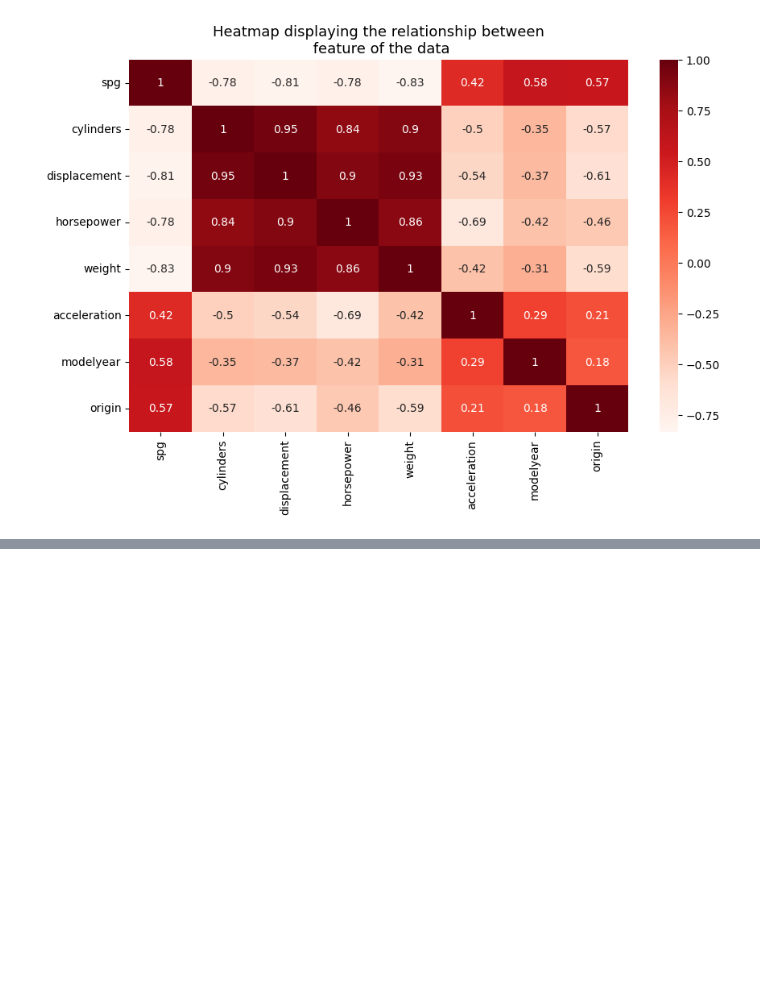
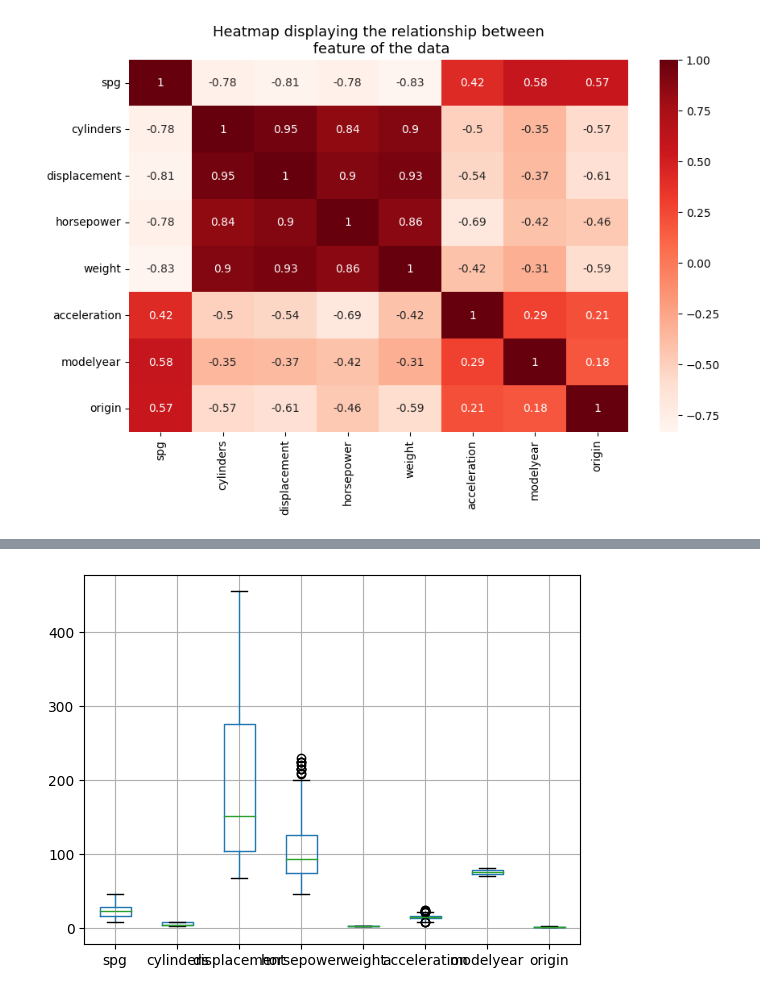
Before and after one commit to Arihant-Vyavhare/GfG_ML_in_nutshell, a Jupyter notebook: myFolder/ml_setup_jupyter.ipynb, the cells around one changed output, grey strips where cells are left out. Saved outputs shown, nothing was run; the diff lists cells and outputs as text; code cells hidden in the pictures; blank space fills up the shorter version.

```diff
--- a/myFolder/ml_setup_jupyter.ipynb
+++ b/myFolder/ml_setup_jupyter.ipynb
@@ -120,0 +129,5 @@ commit 1 new branch3
+# %%
+df.boxplot()
+plt.show()
+# %% [output]
+[figure, added]
```
Also changed, not shown: parts of 5 cells of this notebook.
